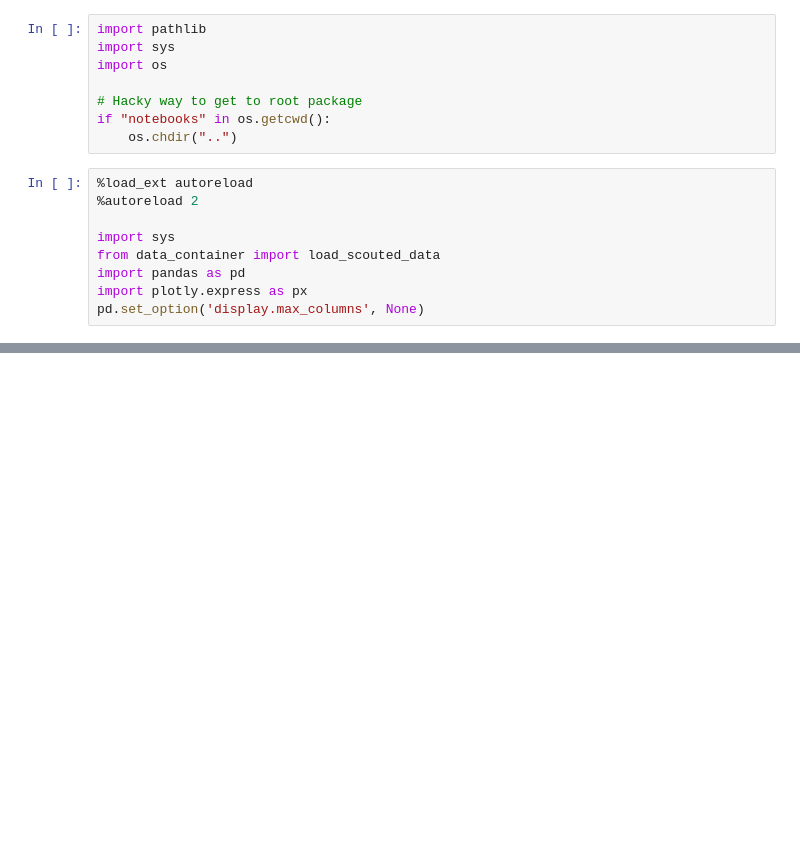
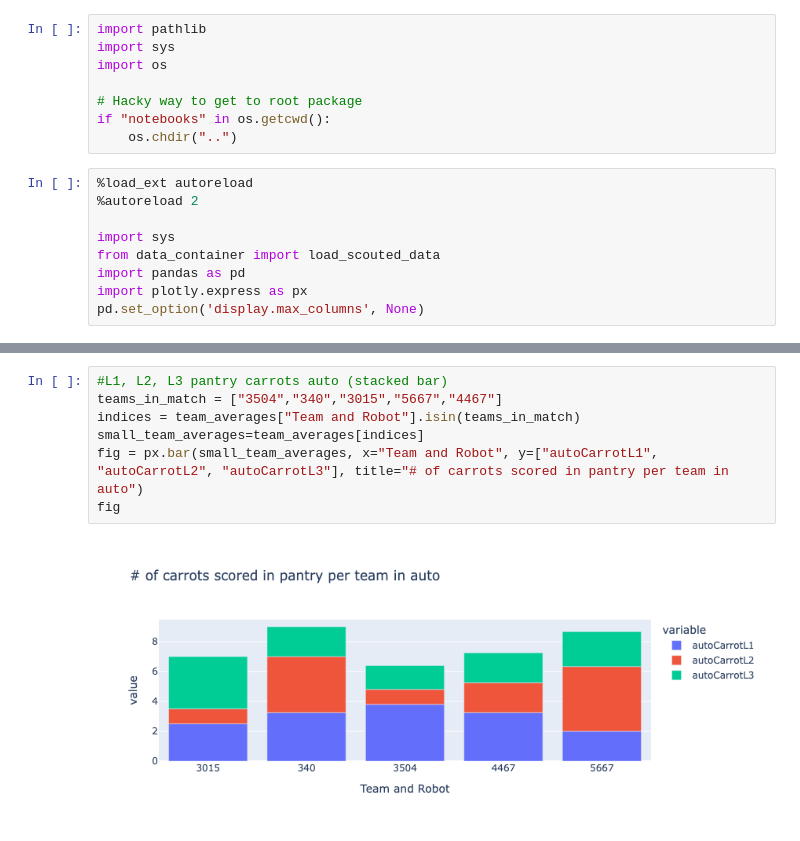
Before and after one commit to GirlsOfSteelRobotics/2026BunnyBotsScouting, a Jupyter notebook: notebooks/jinjin.ipynb, the cells around one changed output, grey strips where cells are left out. Saved outputs shown, nothing was run; the diff lists cells and outputs as text; blank space fills up the shorter version.

```diff
--- a/notebooks/jinjin.ipynb
+++ b/notebooks/jinjin.ipynb
@@ -36,0 +88,9 @@ fig
+# %%
+#L1, L2, L3 pantry carrots auto (stacked bar)
+teams_in_match = ["3504","340","3015","5667","4467"]
+indices = team_averages["Team and Robot"].isin(teams_in_match)
+small_team_averages=team_averages[indices]
+fig = px.bar(small_team_averages, x="Team and Robot", y=["autoCarrotL1", "autoCarrotL2", "autoCarrotL3"], title="# of carrots scored in pantry per team in auto")
+fig
+# %% [output]
+[figure, added]
```
Also changed, not shown: parts of 16 cells of this notebook, 2 other files.
